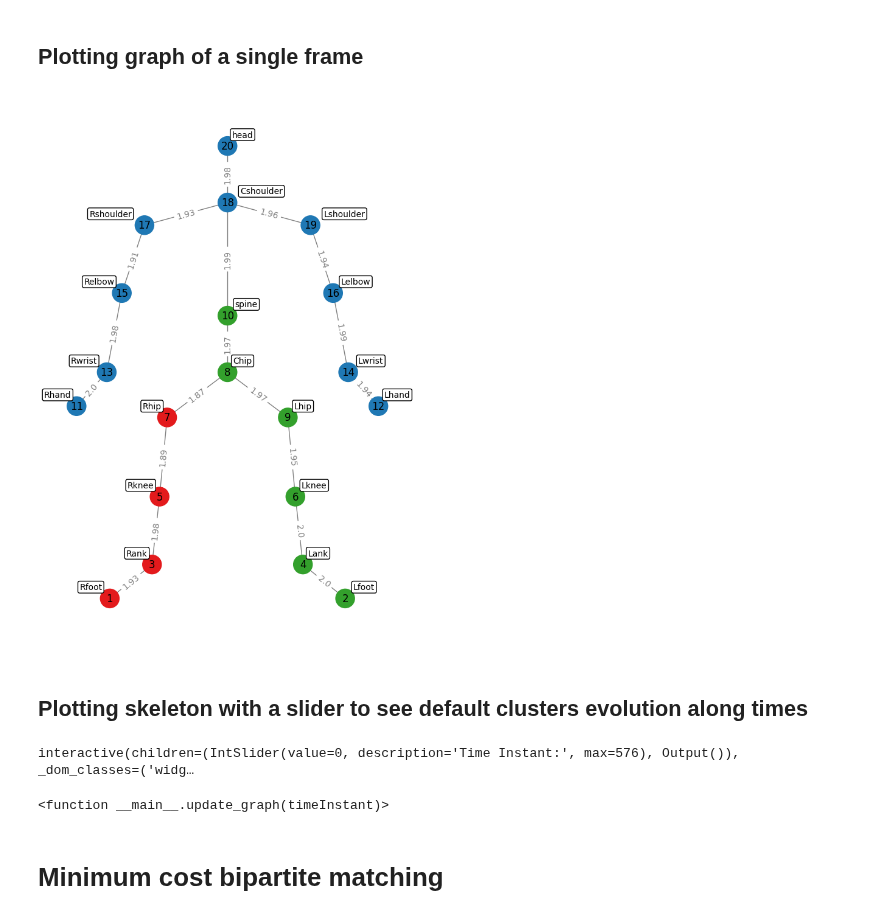
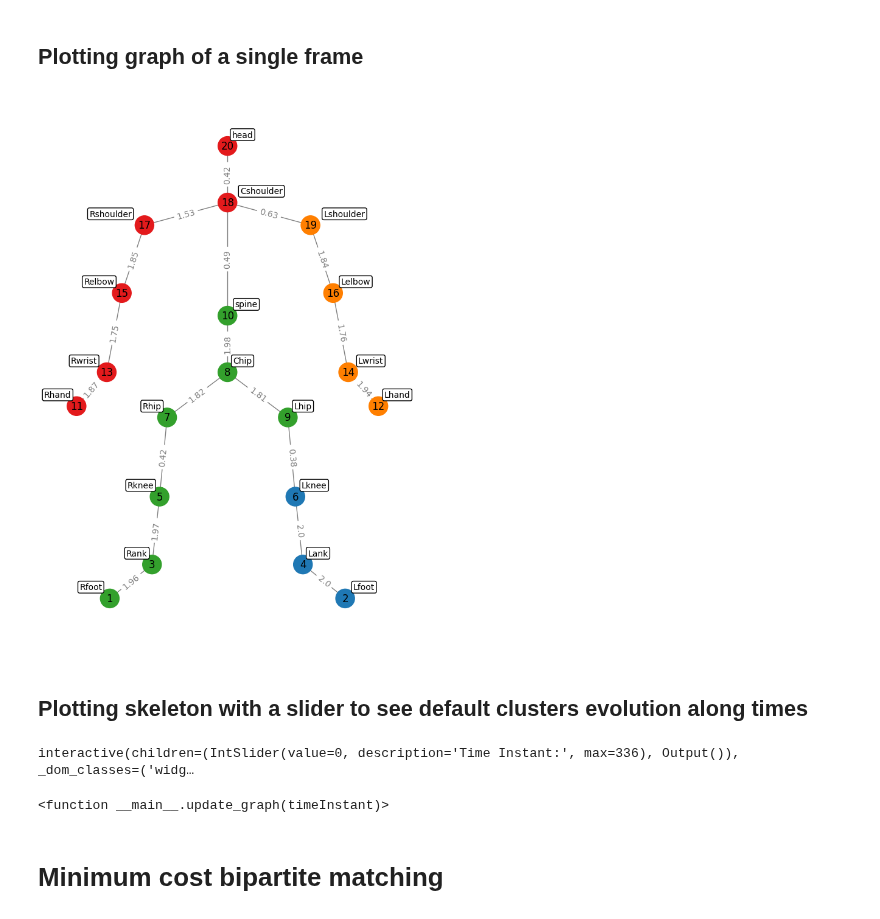
Before and after one commit to gaggioaxel/OoM-Thesis, a Jupyter notebook: code/src/ClusteringOoM.ipynb, the cells around one changed output. Cells and saved outputs as stored; diff of their text form; code cells hidden in the pictures.

```diff
--- a/code/src/ClusteringOoM.ipynb
+++ b/code/src/ClusteringOoM.ipynb
@@ -18,10 +18,11 @@ import numpy as np
 ANNOTATIONS_PATH = 'data'
 REPROCESSED_PATH = ANNOTATIONS_PATH+'/reprocessed'
 annotations_file = ANNOTATIONS_PATH+'/annotationsVExamples.txt' #'/annotationsVSingle.txt'
+annotations_file = ANNOTATIONS_PATH+'/annotationsVSingle.txt'
 with open(annotations_file,'r') as file:
     annotations = file.read().splitlines()[1:]
 
-sampleAnno = 0
+sampleAnno = 1
 
 if '(A)' in annotations[sampleAnno] or '(B)' in annotations[sampleAnno]:
     folder, trial, fragId, _, OoM, startSec, endSec = annotations[sampleAnno].replace(' ','').split(',')[:7]
@@ -516,8 +517,8 @@ edges = np.array(list(zip(jointsFrom,jointsTo))+list(zip(jointsTo,jointsFrom)))
 adjacencyMatrix = np.zeros((20,20),dtype=bool)
 adjacencyMatrix[edges[:,0],edges[:,1]] = True
 
-timeInstant = 0
-featuresTable = velocityTable
+timeInstant = 1
+featuresTable = angularMomentumTable
 #print(velocityTable)
 # using angular momentum vector as feature
 if isinstance(featuresTable.iloc[0,0],np.ndarray):
@@ -527,7 +528,7 @@ else:
     tol = featuresTable.mean(axis=None) * 10**-3
 
 weightMatrix = calculate_weight_matrix(featuresTable.iloc[timeInstant],adjacencyMatrix,tol)
-predicted_labels = shi_malik_spectral_clustering_matlab_version(weightMatrix,k=3)
+predicted_labels = shi_malik_spectral_clustering_matlab_version(weightMatrix)
 
 # Create a graph using NetworkX from the adjacency matrix
 graph = nx.from_numpy_array(np.multiply(adjacencyMatrix,weightMatrix))
@@ -548,34 +549,34 @@ color_pool = ['#e31a1c', '#1f78b4', '#33a02c', '#ff7f00', '#6a3d9a', '#b15928']
 #color_pool = ['#ff7777','#77ff77','#7777ff']
 
 # Use the color pool to map cluster labels to colors
 node_colors = [color_pool[label % len(color_pool)] for label in predicted_labels]
 
 fig = plt.figure(figsize=(6,9))
 #canvas = fig.canvas
 nx.draw(graph, pos, with_labels=True, node_size=500, node_color=node_colors, edge_color="gray")
 nx.draw_networkx_edge_labels(graph, pos, edge_labels=edge_labels, font_size=10, font_color='gray', label_pos=0.5)
 
 # Create a custom legend for cluster labels
 unique_labels = np.unique(predicted_labels)
 
 # Create a custom legend for cluster labels using the color pool
 legend_labels = {label: f"Cluster {label}" for label in unique_labels}
 #plt.legend(handles=[plt.scatter([], [], s=100, c=color, marker='o', label=legend_labels[label]) for label, color in zip(unique_labels, color_pool)], loc="upper right")
 
 
 # Add annotations for joint names
 for node, (x, y) in pos.items():
     plt.text(x+(np.sign(x) or True)*len(indxToPhys[node])*0.025, y+0.05, indxToPhys[node], fontsize=10, ha='center', va='center', bbox=dict(facecolor='white', edgecolor='black', boxstyle='round,pad=0.2'))
 
 #canvas.draw()
 #image_flat = np.frombuffer(canvas.tostring_rgb(), dtype='uint8')
 #image = image_flat.reshape(*reversed(canvas.get_width_height()), 3)
 #from PIL import Image
 #Image.fromarray(image).save("clustering1.png")
 
 plt.show()
 # %% [output]
-[figure, old version]
+[figure, new version]
 # %% [markdown]
 ## Plotting skeleton with a slider to see default clusters evolution along times
 # %%
@@ -623,7 +624,7 @@ def update_graph(timeInstant):
 time_slider = widgets.IntSlider(min=0, max=(len(featuresTable) - 1), step=1, value=0, description='Time Instant:')
 widgets.interact(update_graph, timeInstant=time_slider)
 # %% [output]
-interactive(children=(IntSlider(value=0, description='Time Instant:', max=576), Output()), _dom_classes=('widg…
+interactive(children=(IntSlider(value=0, description='Time Instant:', max=336), Output()), _dom_classes=('widg…
 <function __main__.update_graph(timeInstant)>
 # %% [markdown]
 # Minimum cost bipartite matching
```
Also changed, not shown: parts of 6 cells of this notebook, 16 other files.
